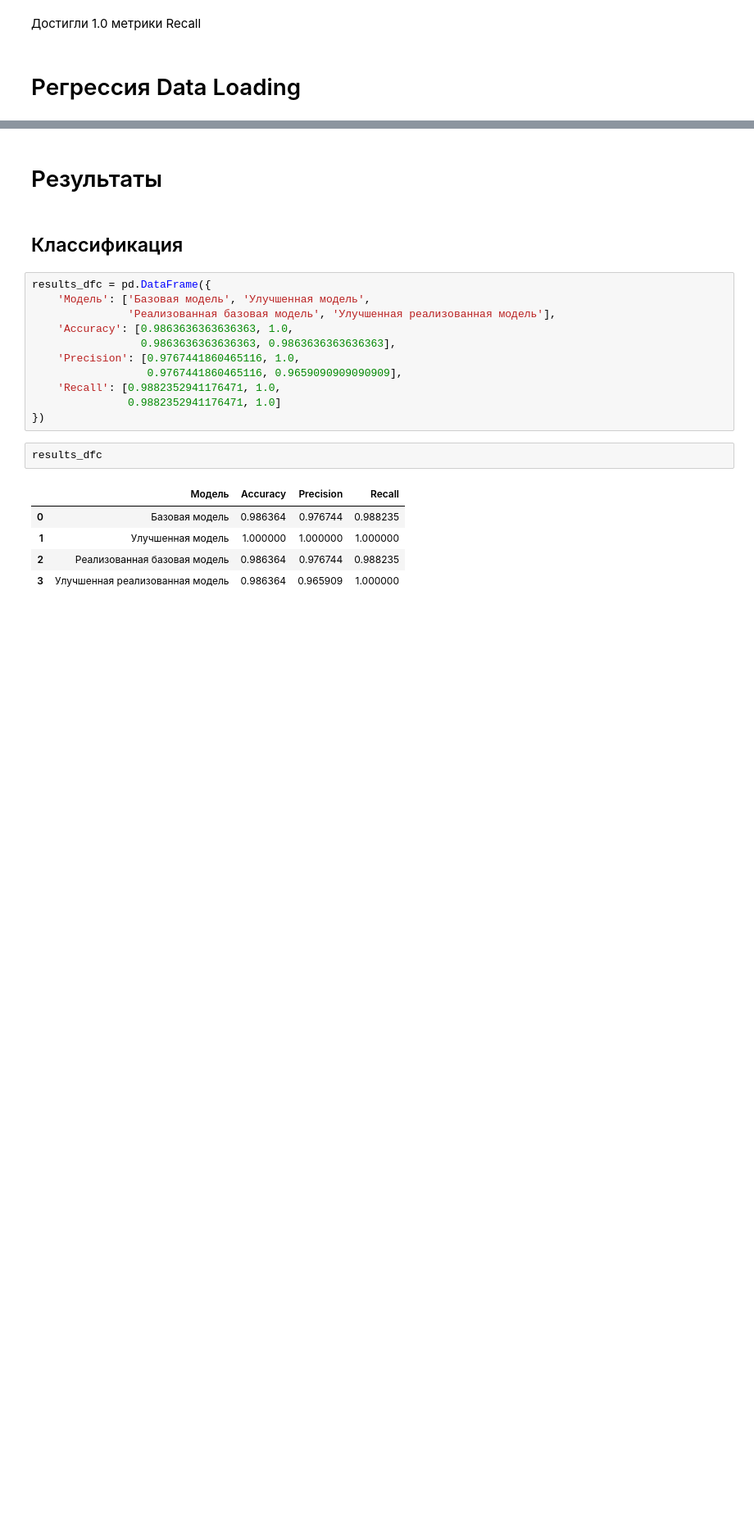
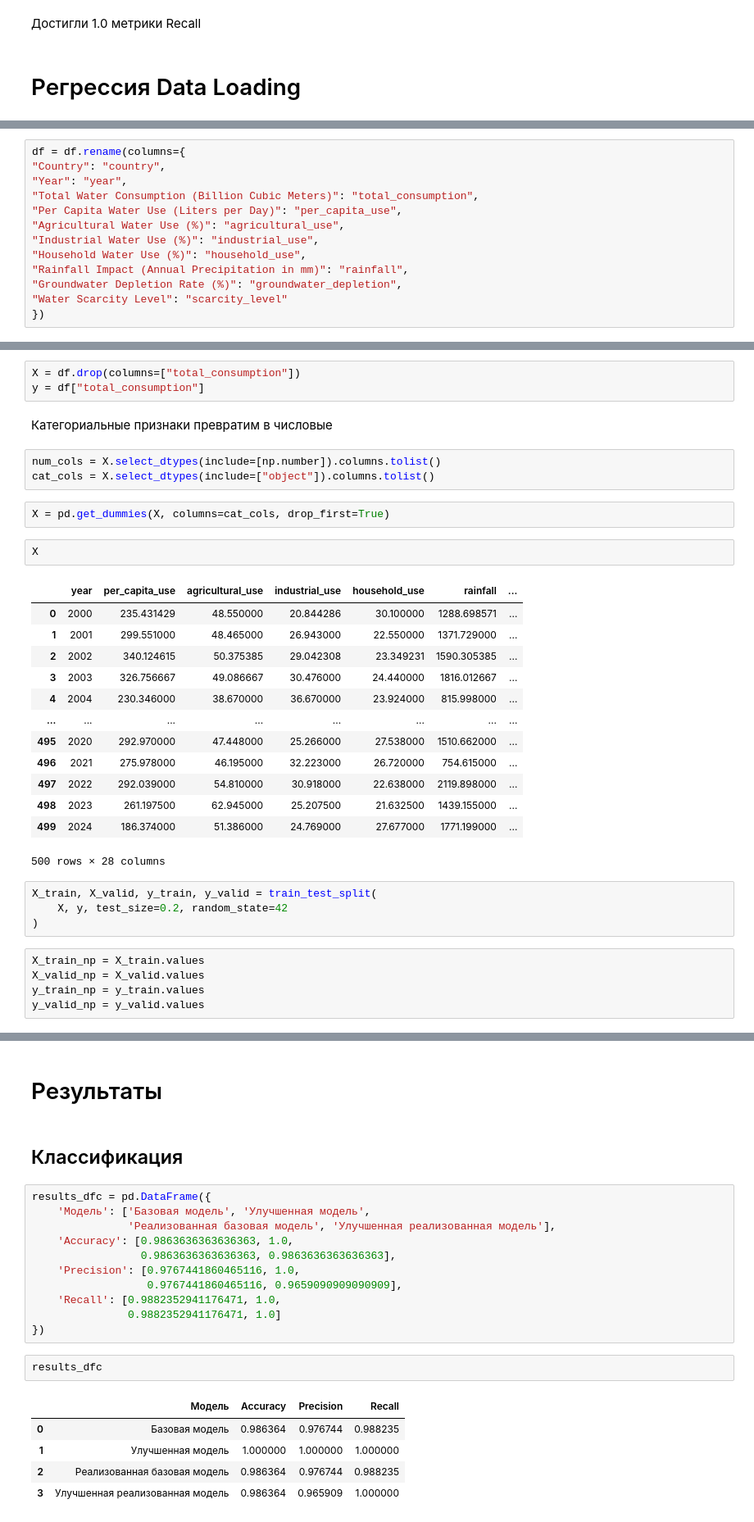
Before and after one commit to Minidrak/Application-systems-and-artificial-intelligence-frameworks-MAI, a Jupyter notebook: Lab_05/Lab_05.ipynb, the cells around one changed output, grey strips where cells are left out. Shown at 82% size. Saved outputs shown, nothing was run; the diff lists cells and outputs as text; blank space fills up the shorter version.

```diff
--- a/Lab_05/Lab_05.ipynb
+++ b/Lab_05/Lab_05.ipynb
@@ -365,0 +401,13 @@ plt.show()
+# %%
+df = df.rename(columns={
+"Country": "country",
+"Year": "year",
+"Total Water Consumption (Billion Cubic Meters)": "total_consumption",
+"Per Capita Water Use (Liters per Day)": "per_capita_use",
+"Agricultural Water Use (%)": "agricultural_use",
+"Industrial Water Use (%)": "industrial_use",
+"Household Water Use (%)": "household_use",
+"Rainfall Impact (Annual Precipitation in mm)": "rainfall",
+"Groundwater Depletion Rate (%)": "groundwater_depletion",
+"Water Scarcity Level": "scarcity_level"
+})
@@ -365,0 +423,35 @@ plt.show()
+# %%
+X = df.drop(columns=["total_consumption"])
+y = df["total_consumption"]
+# %% [markdown]
+Категориальные признаки превратим в числовые
+# %%
+num_cols = X.select_dtypes(include=[np.number]).columns.tolist()
+cat_cols = X.select_dtypes(include=["object"]).columns.tolist()
+# %%
+X = pd.get_dummies(X, columns=cat_cols, drop_first=True)
+# %%
+X
+# %% [output]
+|  | year | per_capita_use | agricultural_use | industrial_use | household_use | rainfall | ... |
+| 0 | 2000 | 235.431429 | 48.550000 | 20.844286 | 30.100000 | 1288.698571 | ... |
+| 1 | 2001 | 299.551000 | 48.465000 | 26.943000 | 22.550000 | 1371.729000 | ... |
+| 2 | 2002 | 340.124615 | 50.375385 | 29.042308 | 23.349231 | 1590.305385 | ... |
+| 3 | 2003 | 326.756667 | 49.086667 | 30.476000 | 24.440000 | 1816.012667 | ... |
+| 4 | 2004 | 230.346000 | 38.670000 | 36.670000 | 23.924000 | 815.998000 | ... |
+| ... | ... | ... | ... | ... | ... | ... | ... |
+| 495 | 2020 | 292.970000 | 47.448000 | 25.266000 | 27.538000 | 1510.662000 | ... |
+| 496 | 2021 | 275.978000 | 46.195000 | 32.223000 | 26.720000 | 754.615000 | ... |
+| 497 | 2022 | 292.039000 | 54.810000 | 30.918000 | 22.638000 | 2119.898000 | ... |
+| 498 | 2023 | 261.197500 | 62.945000 | 25.207500 | 21.632500 | 1439.155000 | ... |
+| 499 | 2024 | 186.374000 | 51.386000 | 24.769000 | 27.677000 | 1771.199000 | ... |
+500 rows × 28 columns
+# %%
+X_train, X_valid, y_train, y_valid = train_test_split(
+    X, y, test_size=0.2, random_state=42
+)
+# %%
+X_train_np = X_train.values
+X_valid_np = X_valid.values
+y_train_np = y_train.values
+y_valid_np = y_valid.values
```
Also changed, not shown: parts of 63 cells of this notebook, 1 other file.
